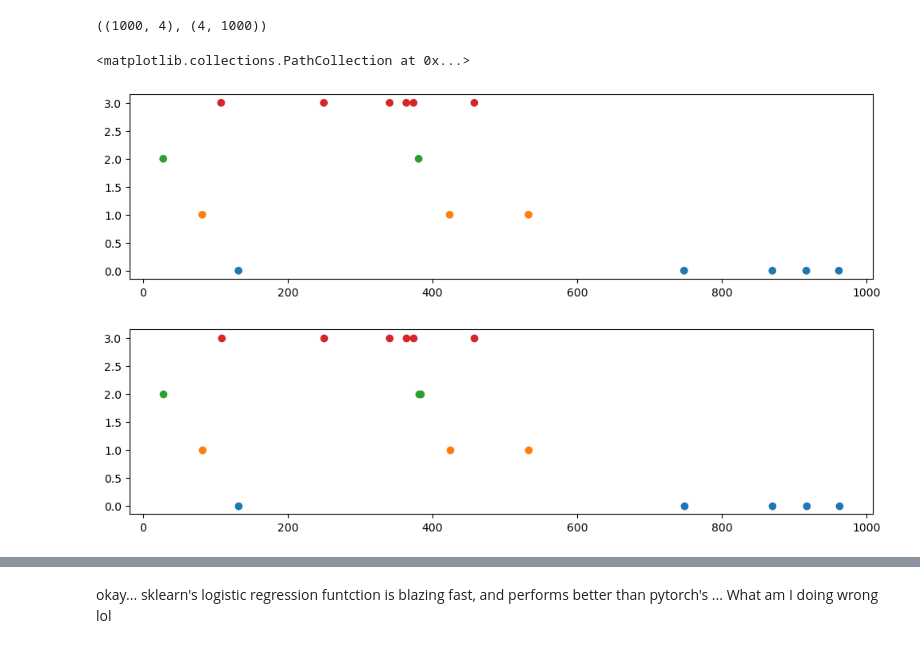
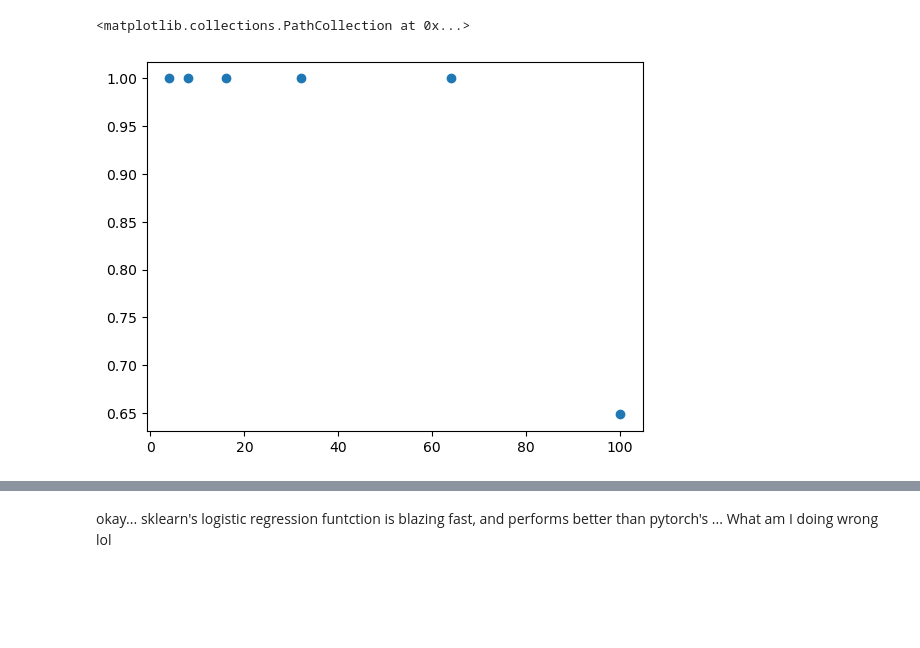
Before and after one commit to CosmicSurgery/thesis_notebooks, a Jupyter notebook: 2023.06.22 - Testing the limits of Logistic Regression on detecting spiking motifs/2023.06.22 - Injecting some noise, basic test.ipynb, the cells around one changed output, grey strips where cells are left out. Cells and saved outputs as stored; diff of their text form; code cells hidden in the pictures; blank space fills up the shorter version.

```diff
--- a/2023.06.22 - Testing the limits of Logistic Regression on detecting spiking motifs/2023.06.22 - Injecting some noise, basic test.ipynb
+++ b/2023.06.22 - Testing the limits of Logistic Regression on detecting spiking motifs/2023.06.22 - Injecting some noise, basic test.ipynb
@@ -295,16 +138,6 @@ ax['D'].imshow(w[3])
-# %%
-detections.shape, y_pred.shape
-# %% [output]
-((1000, 4), (4, 1000))
-# %%
-plt.figure(figsize=(12,3))
-plt.scatter(*np.where(y_pred.T),c=colors[np.where(y_pred.T)[1]])
-# %% [output]
-<matplotlib.collections.PathCollection at 0x...>
-[figure, removed]
-# %%
-plt.figure(figsize=(12,3))
-[plt.scatter(B_sparse[1][B_sparse[0]==i],B_sparse[0][B_sparse[0]==i],c=colors[i]) for i in range(4)]
-plt.show()
-# %% [output]
-[figure, removed]
+# %%
+plt.figure()
+plt.scatter(np.array([parameter for k in range(performance.shape[1])]),performance)
+# %% [output]
+<matplotlib.collections.PathCollection at 0x...>
+[figure, added]
```
Also changed, not shown: parts of 42 cells of this notebook.
